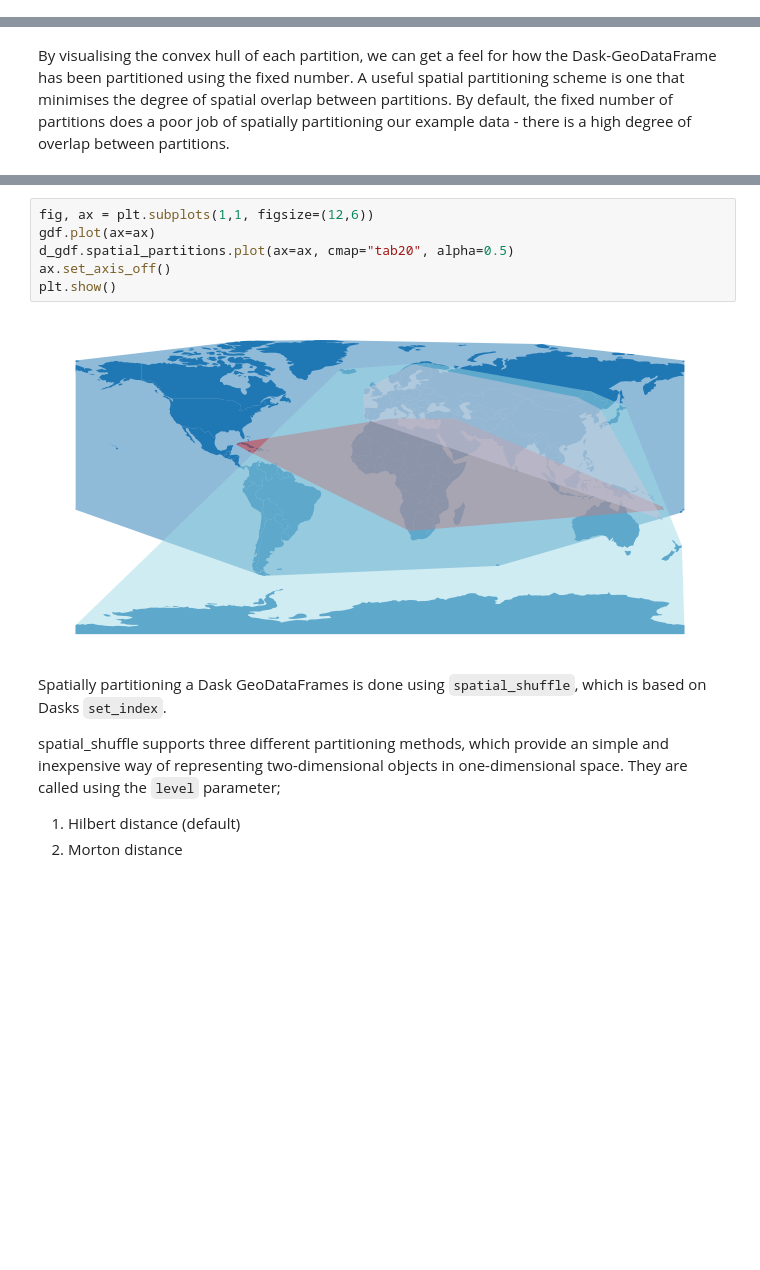
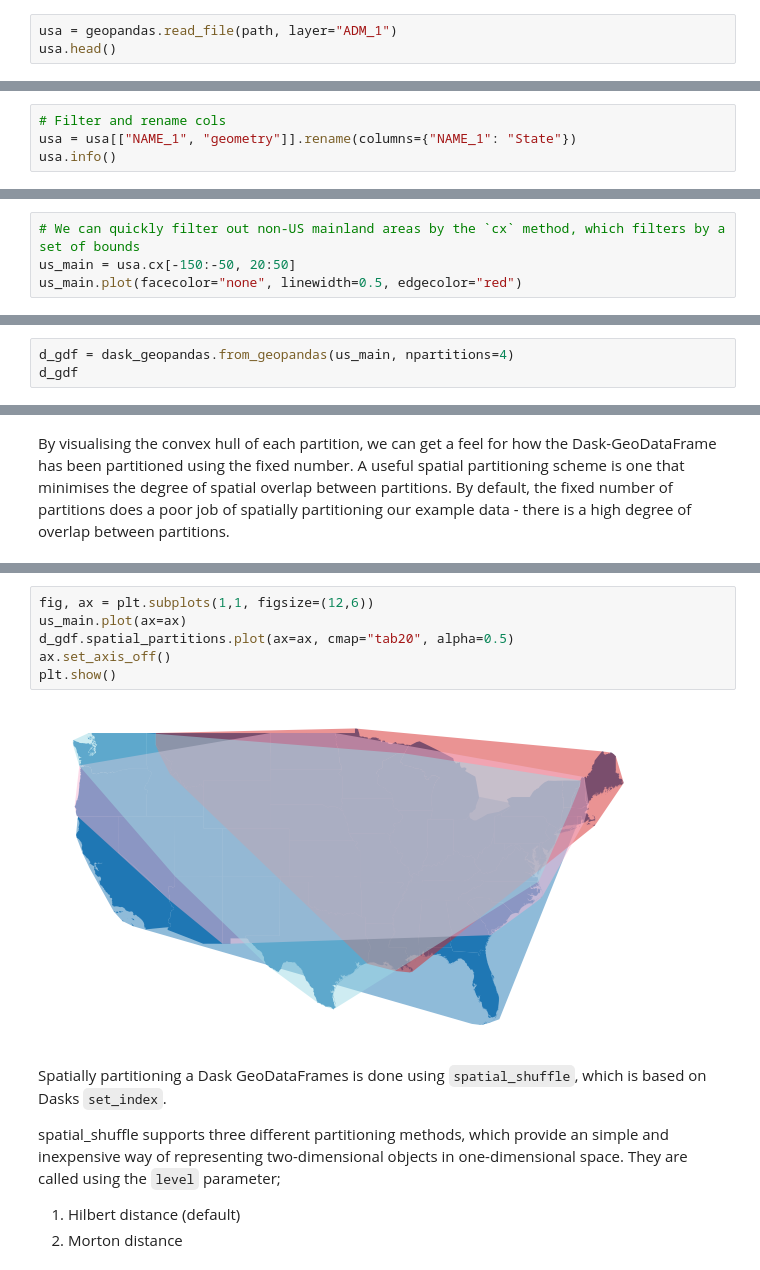
Before and after one commit to geopandas/dask-geopandas, a Jupyter notebook: doc/source/guide/spatial-partitioning.ipynb, the cells around one changed output, grey strips where cells are left out. Drawn from its saved outputs; the diff is of its cells as text; blank space fills up the shorter version.

Commit message:
update example dataset - use US mainland gadm_1

```diff
--- a/doc/source/guide/spatial-partitioning.ipynb
+++ b/doc/source/guide/spatial-partitioning.ipynb
@@ -40,0 +25,3 @@ memory usage: 8.4+ KB
+# %%
+usa = geopandas.read_file(path, layer="ADM_1")
+usa.head()
@@ -40,0 +35,4 @@ memory usage: 8.4+ KB
+# %%
+# Filter and rename cols
+usa = usa[["NAME_1", "geometry"]].rename(columns={"NAME_1": "State"})
+usa.info()
@@ -40,0 +54,4 @@ memory usage: 8.4+ KB
+# %%
+# We can quickly filter out non-US mainland areas by the `cx` method, which filters by a set of bounds
+us_main = usa.cx[-150:-50, 20:50]
+us_main.plot(facecolor="none", linewidth=0.5, edgecolor="red")
@@ -45,0 +64,3 @@ d_gdf = dask_geopandas.from_geopandas(gdf, npartitions=4)
+# %%
+d_gdf = dask_geopandas.from_geopandas(us_main, npartitions=4)
+d_gdf
@@ -58,12 +89,12 @@ d_gdf.spatial_partitions
 dtype: geometry
 # %%
 fig, ax = plt.subplots(1,1, figsize=(12,6))
-gdf.plot(ax=ax)
+us_main.plot(ax=ax)
 d_gdf.spatial_partitions.plot(ax=ax, cmap="tab20", alpha=0.5)
 ax.set_axis_off()
 plt.show()
 # %% [output]
-[figure, old version]
+[figure, new version]
 # %% [markdown]
 Spatially partitioning a Dask GeoDataFrames is done using `spatial_shuffle`, which is based on Dasks `set_index`.
 
```
Also changed, not shown: parts of 25 cells of this notebook.
